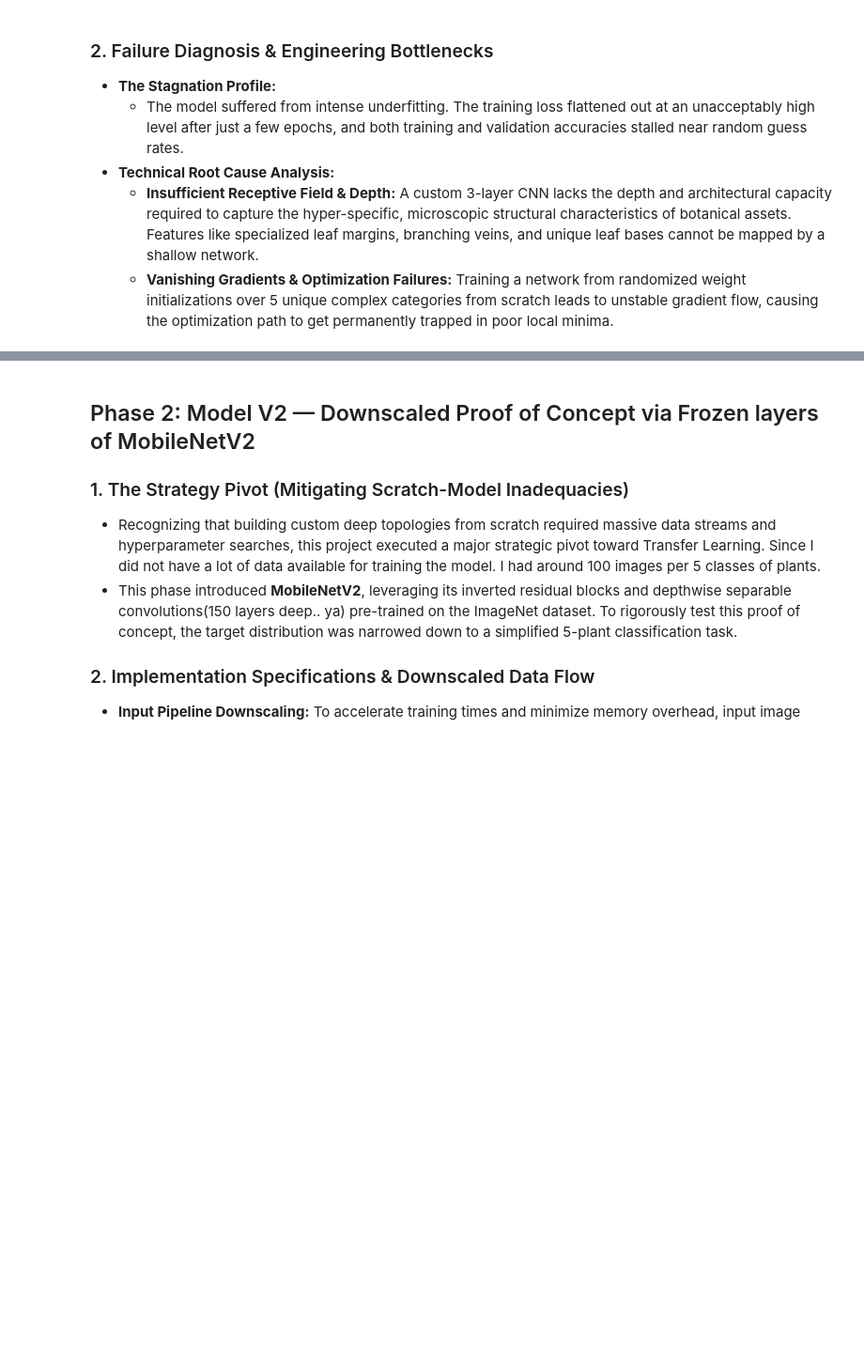
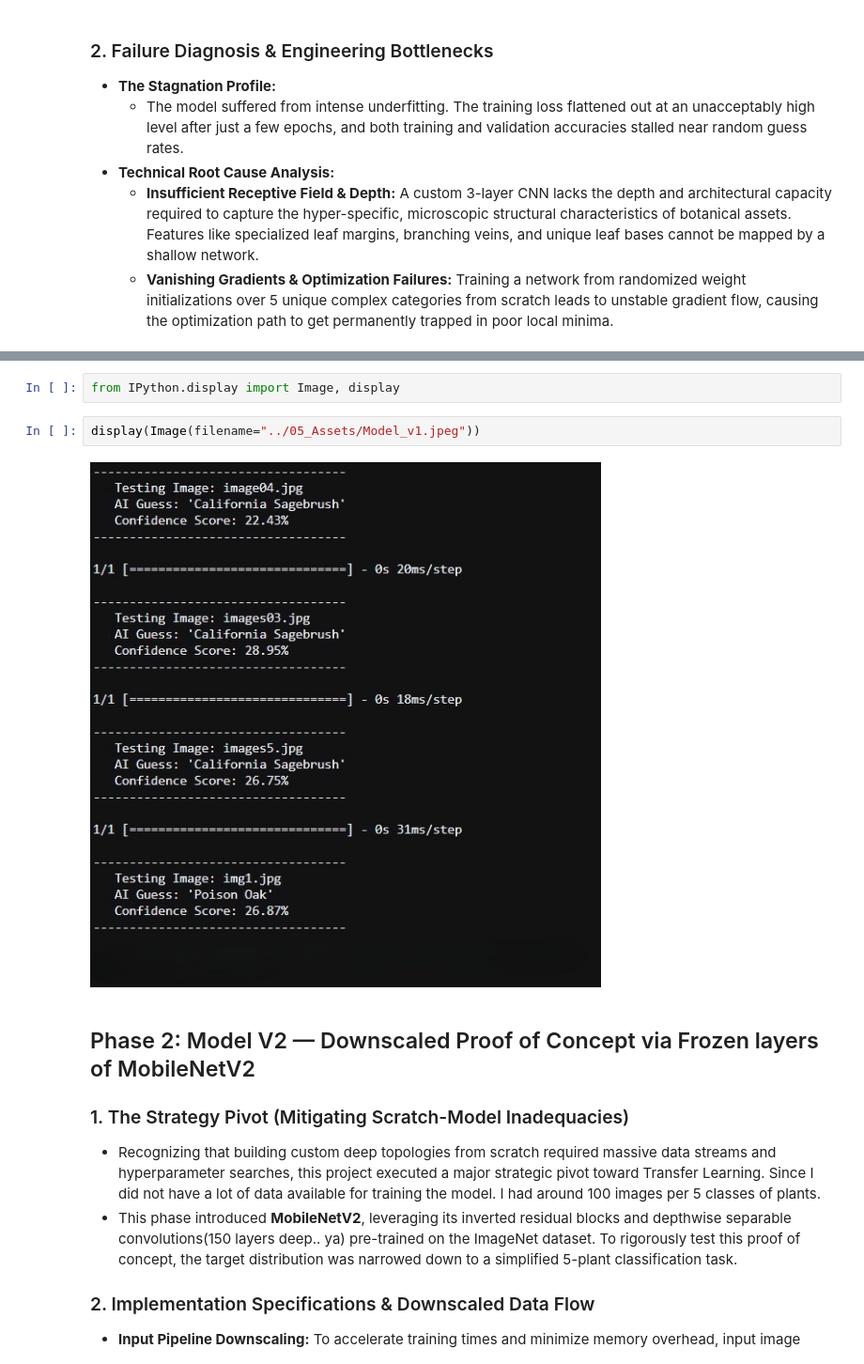
Before and after one commit to Sanchal-01/CaliPlant_AI, a Jupyter notebook: 00_Documentation/00_Project_Documentation.ipynb, the cells around one changed output, grey strips where cells are left out. Shown at 94% size. Cells and saved outputs as stored; diff of their text form; blank space fills up the shorter version.

Commit message:
Fix image rendering issue in documentation

```diff
--- a/00_Documentation/00_Project_Documentation.ipynb
+++ b/00_Documentation/00_Project_Documentation.ipynb
@@ -73,3 +71,9 @@ model.summary()
+# %%
+from IPython.display import Image, display
+# %%
+display(Image(filename="../05_Assets/Model_v1.jpeg"))
+# %% [output]
+[figure, added]
 # %% [markdown]
 ## Phase 2: Model V2 — Downscaled Proof of Concept via Frozen layers of MobileNetV2
 
```
Also changed, not shown: parts of 7 cells of this notebook.
